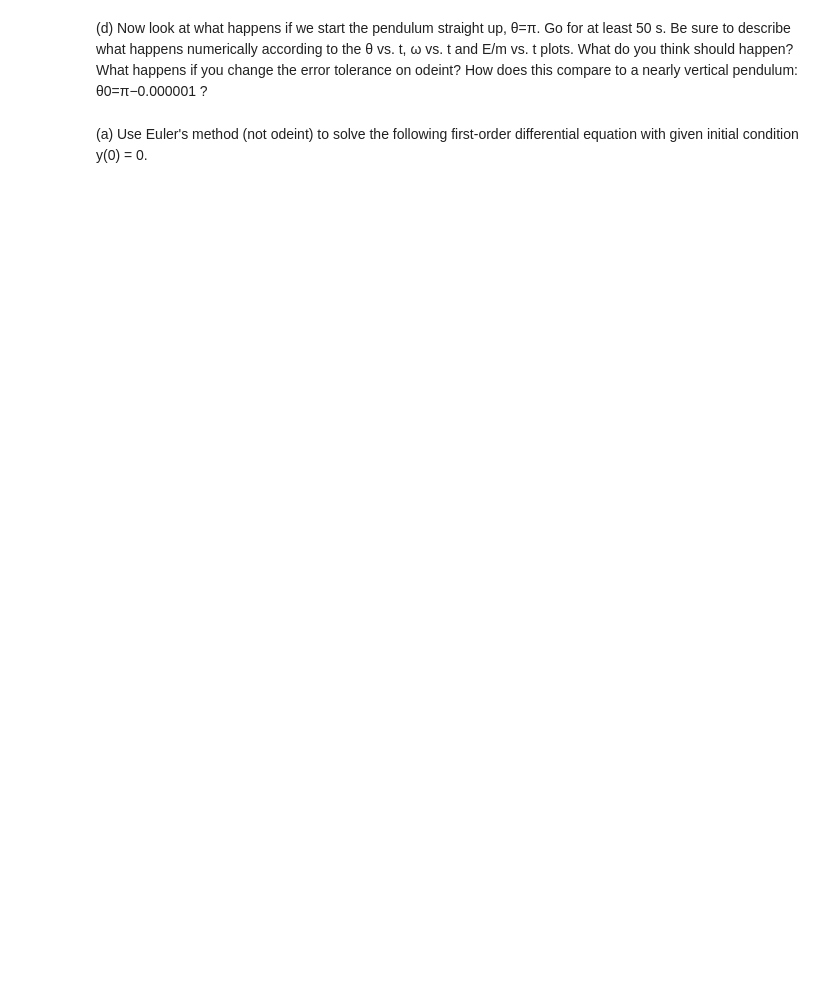
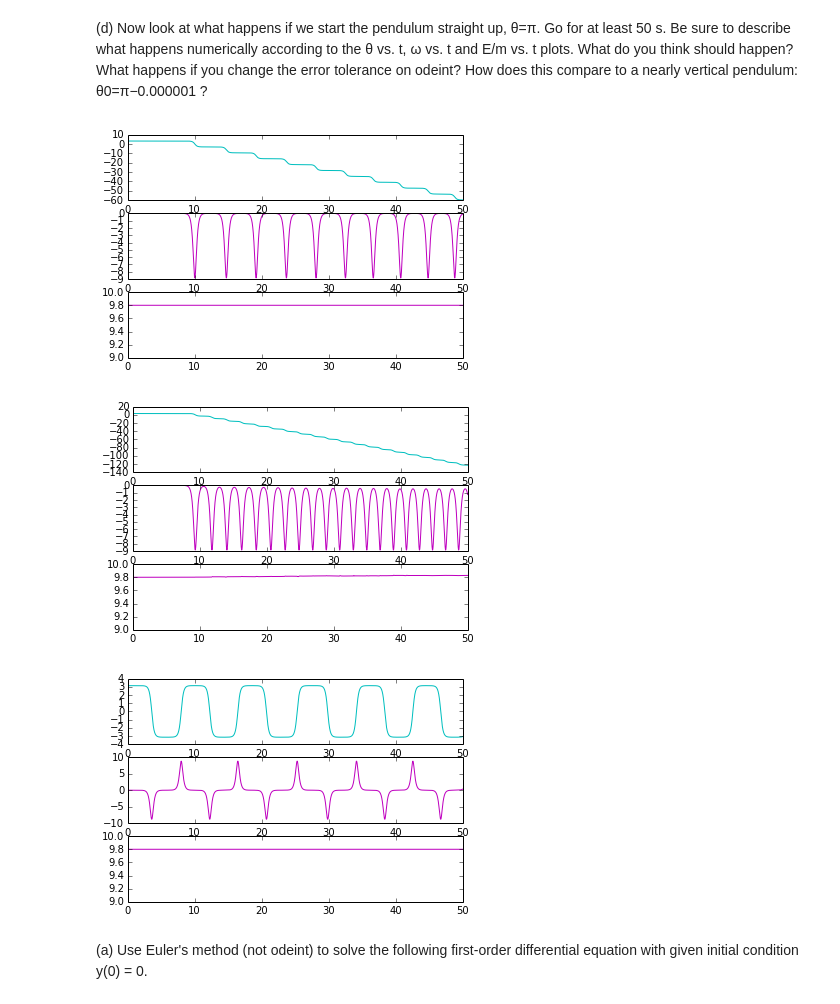
Before and after one commit to znlevine/PHYS202-S14, a Jupyter notebook: SciPy/ODEExercises.ipynb, the cells around one changed output. Cells and saved outputs as stored; diff of their text form; code cells hidden in the pictures; blank space fills up the shorter version.

```diff
--- a/SciPy/ODEExercises.ipynb
+++ b/SciPy/ODEExercises.ipynb
@@ -95,5 +96,73 @@ plt.plot(t,theta[:,0],'m-',label="Theta=pi*0.95")
 # %% [markdown]
 
 (d) Now look at what happens if we start the pendulum straight up, θ=π. Go for at least 50 s. Be sure to describe what happens numerically according to the θ vs. t, ω vs. t and E/m vs. t plots. What do you think should happen? What happens if you change the error tolerance on odeint? How does this compare to a nearly vertical pendulum: θ0=π−0.000001 ?
+# %%
+th0=np.pi
+
+t=np.arange(0.,50.01,0.01)
+
+th0=np.pi
+theta_init=np.array([th0,omega0])
+theta=odeint(deriv,theta_init,t)
+plt.subplot(311)
+plt.plot(t,theta[:,0],'c-',label="Theta=pi")
+
+theta_init=np.array([th0,omega0])
+theta=odeint(deriv,theta_init,t)
+plt.subplot(312)
+plt.plot(t,theta[:,1],'m-',label="Theta=pi") #0 changed to 1 to plot omega
+
+theta_init=np.array([th0,omega0])
+theta=odeint(deriv,theta_init,t)
+E=g*ell*(1-np.cos(theta[:,0]))+ell**2*theta[:,1]**2/2
+plt.subplot(313)
+plt.ylim(9,10)
+plt.plot(t,E,'m-',label="Theta=pi")
+plt.show()
+
+#Plotted using much higher tolerance
+th0=np.pi
+theta_init=np.array([th0,omega0])
+theta=odeint(deriv,theta_init,t,rtol=1e-4)
+plt.subplot(311)
+plt.plot(t,theta[:,0],'c-',label="Theta=pi")
+
+theta_init=np.array([th0,omega0])
+theta=odeint(deriv,theta_init,t,rtol=1e-4)
+plt.subplot(312)
+plt.plot(t,theta[:,1],'m-',label="Theta=pi")
+
+theta_init=np.array([th0,omega0])
+theta=odeint(deriv,theta_init,t,rtol=1e-4)
+E=g*ell*(1-np.cos(theta[:,0]))+ell**2*theta[:,1]**2/2
+plt.subplot(313)
+plt.ylim(9,10)
+plt.plot(t,E,'m-',label="Theta=pi")
+plt.show()
+
+
+#Plotted starting just off of pi
+th0=np.pi-0.000001
+theta_init=np.array([th0,omega0])
+theta=odeint(deriv,theta_init,t)
+plt.subplot(311)
+plt.plot(t,theta[:,0],'c-',label="Theta=pi")
+
+theta_init=np.array([th0,omega0])
+theta=odeint(deriv,theta_init,t)
+plt.subplot(312)
+plt.plot(t,theta[:,1],'m-',label="Theta=pi") #0 changed to 1 to plot omega
+
+theta_init=np.array([th0,omega0])
+theta=odeint(deriv,theta_init,t)
+E=g*ell*(1-np.cos(theta[:,0]))+ell**2*theta[:,1]**2/2 #Using theta values to plug in
+plt.subplot(313)
+plt.ylim(9,10)
+plt.plot(t,E,'m-',label="Theta=pi")
+plt.show()
+# %% [output]
+[figure, added]
+[figure, added]
+[figure, added]
 # %% [markdown]
 (a) Use Euler's method (not odeint) to solve the following first-order differential equation with given initial condition y(0) = 0.
```
Also changed, not shown: parts of 9 cells of this notebook, 1 other file.
